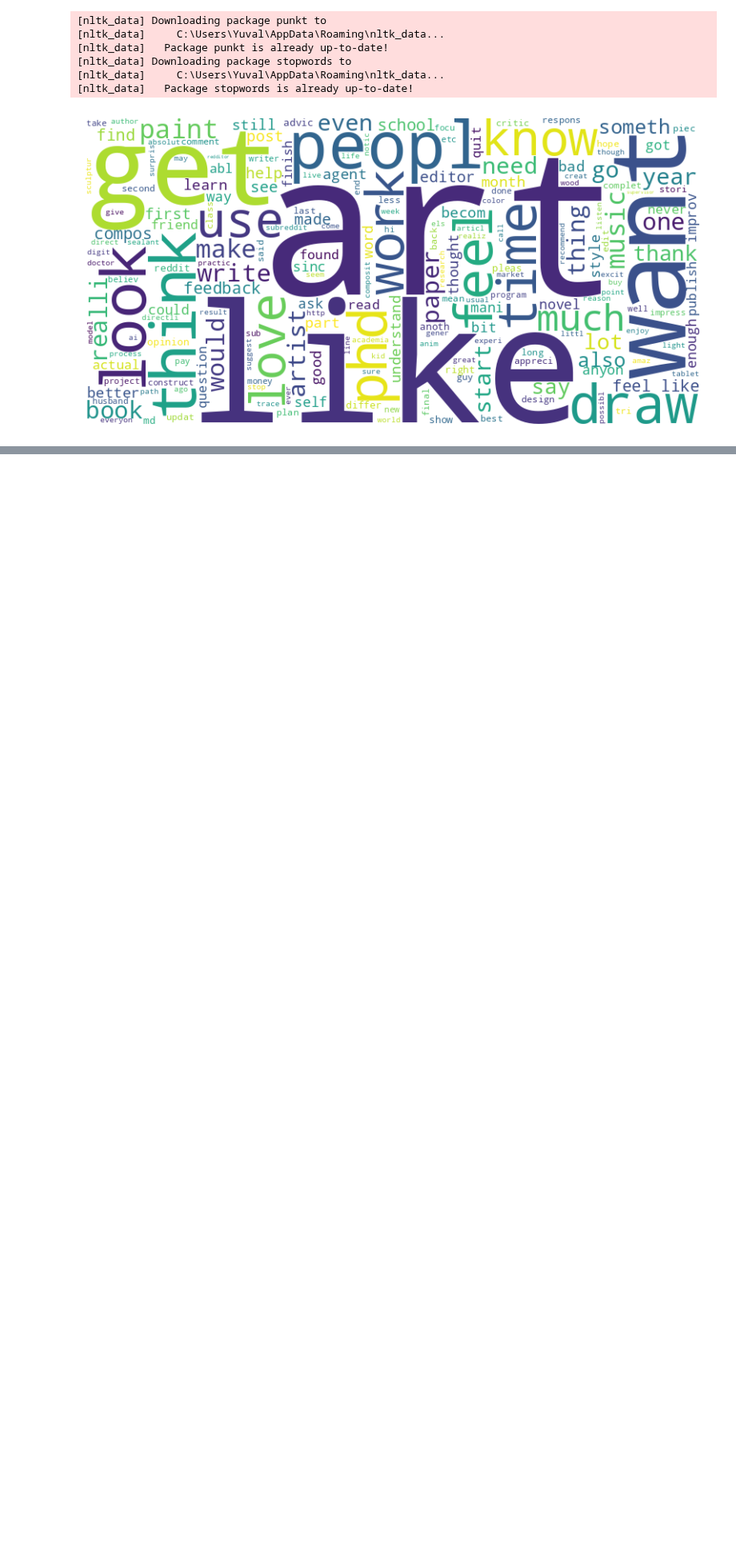
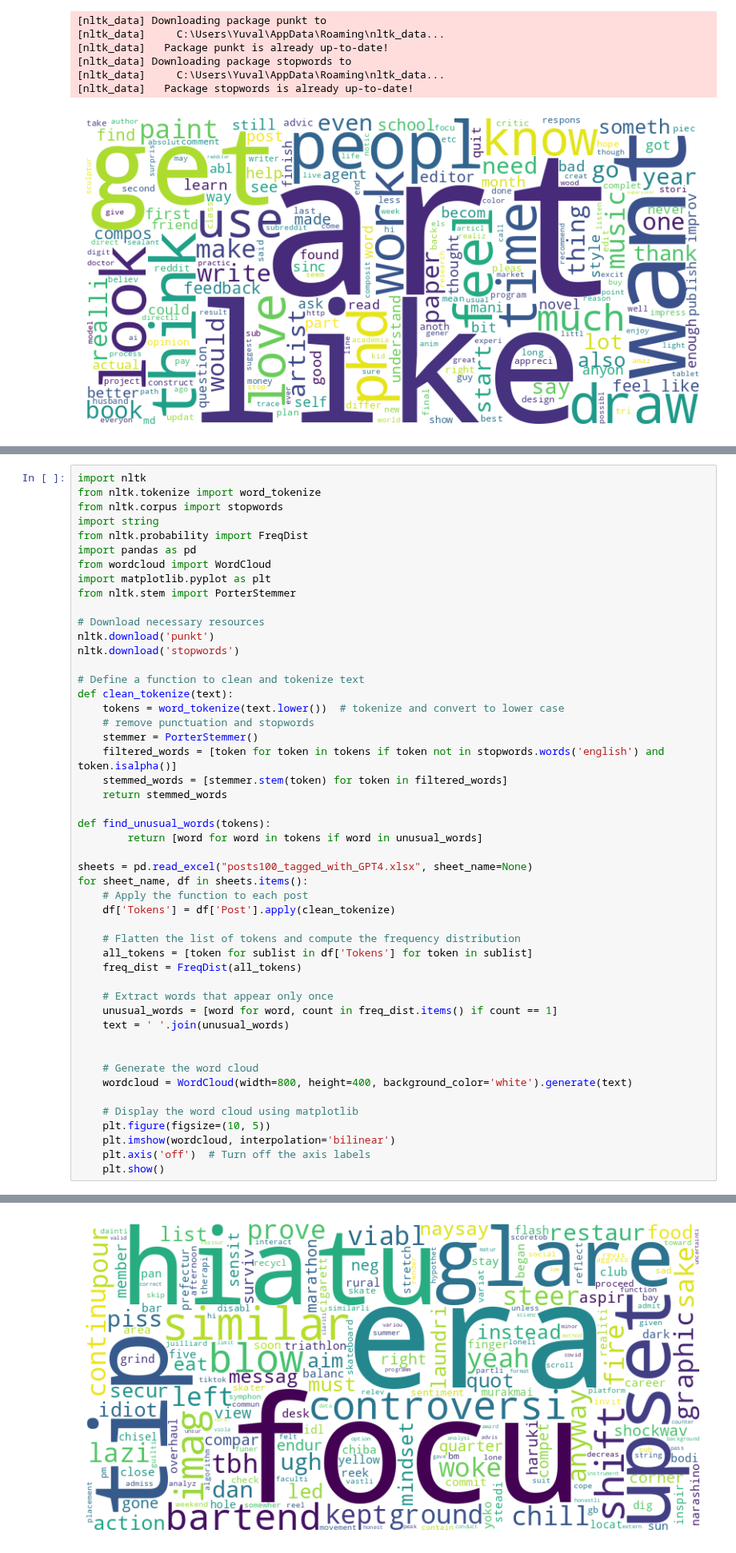
Before and after one commit to yuvalSaadati/Characterizing-human-behavior-using-internet-data, a Jupyter notebook: summary_statistics.ipynb, the cells around one changed output, grey strips where cells are left out. Shown at 80% size. Saved outputs shown, nothing was run; the diff lists cells and outputs as text; blank space fills up the shorter version.

Commit message:
unusual words words cloud

```diff
--- a/summary_statistics.ipynb
+++ b/summary_statistics.ipynb
@@ -94,0 +97,50 @@ for sheet_name, df in sheets.items():
+# %%
+import nltk
+from nltk.tokenize import word_tokenize
+from nltk.corpus import stopwords
+import string
+from nltk.probability import FreqDist
+import pandas as pd
+from wordcloud import WordCloud
+import matplotlib.pyplot as plt
+from nltk.stem import PorterStemmer
+
+# Download necessary resources
+nltk.download('punkt')
+nltk.download('stopwords')
+
+# Define a function to clean and tokenize text
+def clean_tokenize(text):
+    tokens = word_tokenize(text.lower())  # tokenize and convert to lower case
+    # remove punctuation and stopwords
+    stemmer = PorterStemmer()
+    filtered_words = [token for token in tokens if token not in stopwords.words('english') and token.isalpha()]
+    stemmed_words = [stemmer.stem(token) for token in filtered_words]
+    return stemmed_words
+
+def find_unusual_words(tokens):
+        return [word for word in tokens if word in unusual_words]
+
+sheets = pd.read_excel("posts100_tagged_with_GPT4.xlsx", sheet_name=None)
+for sheet_name, df in sheets.items():
+    # Apply the function to each post
+    df['Tokens'] = df['Post'].apply(clean_tokenize)
+
+    # Flatten the list of tokens and compute the frequency distribution
+    all_tokens = [token for sublist in df['Tokens'] for token in sublist]
+    freq_dist = FreqDist(all_tokens)
+
+    # Extract words that appear only once
+    unusual_words = [word for word, count in freq_dist.items() if count == 1]
+    text = ' '.join(unusual_words)
+
+
+    # Generate the word cloud
+    wordcloud = WordCloud(width=800, height=400, background_color='white').generate(text)
+
+    # Display the word cloud using matplotlib
+    plt.figure(figsize=(10, 5))
+    plt.imshow(wordcloud, interpolation='bilinear')
+    plt.axis('off')  # Turn off the axis labels
+    plt.show()
+# %% [output]
@@ -94,0 +153 @@ for sheet_name, df in sheets.items():
+[figure, added]
```
Also changed, not shown: parts of 2 cells of this notebook.
